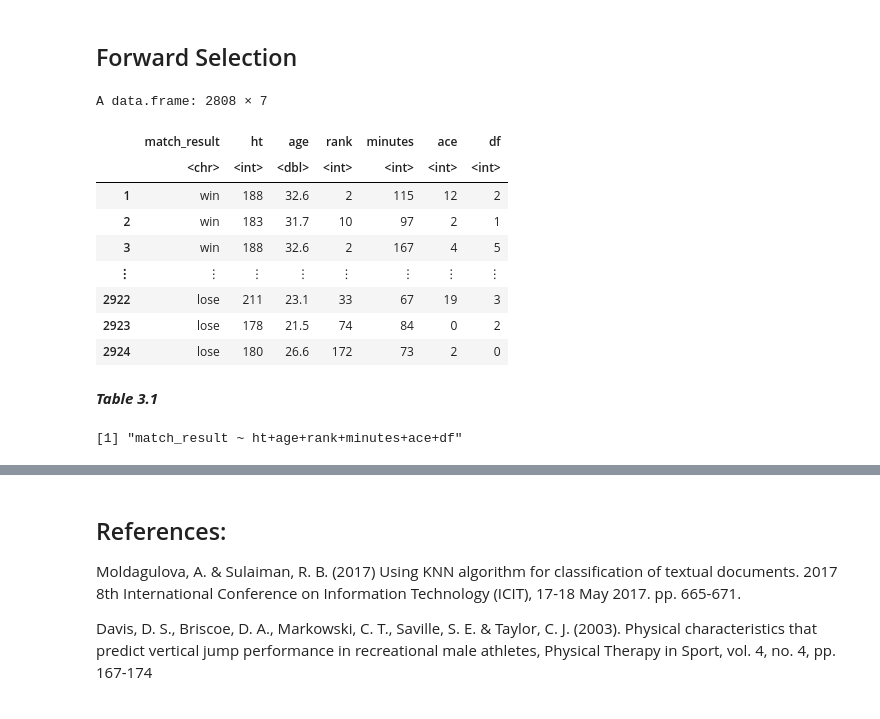
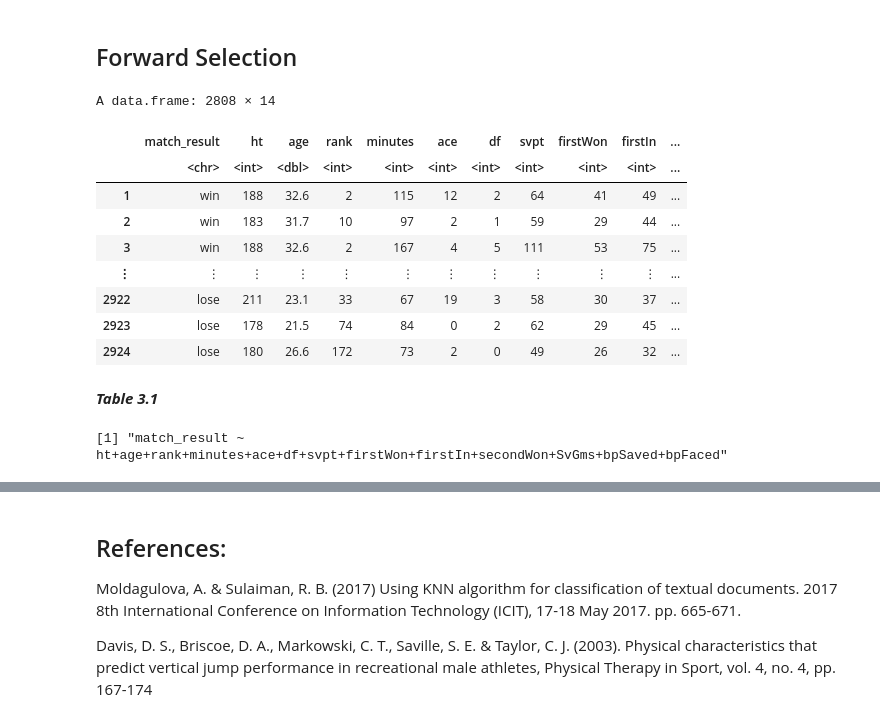
Before and after one commit to bearmohawk/DSCI-100-2022_autumn-Group-37, a Jupyter notebook: Project report Group 37-Copy1.ipynb, the cells around one changed output, grey strips where cells are left out. Saved outputs shown, nothing was run; the diff lists cells and outputs as text; code cells hidden in the pictures.

```diff
--- a/Project report Group 37-Copy1.ipynb
+++ b/Project report Group 37-Copy1.ipynb
@@ -460,48 +460,57 @@ _**Figure 1.9**_
 # %%
 #adding column for match result, and combining variables that are separated as "winner" and "loser" into one column
 #need to add "hand" column and decide which predictors to use
 set.seed(1)
 match_winner <- match_data |>
                     mutate(match_result = "win") |>
                     select(winner_ht, winner_age, match_result, winner_rank, minutes, contains("w_")) |>
-                    rename(ht = winner_ht, age = winner_age, rank = winner_rank, ace = w_ace, df = w_df, svpt = w_svpt, firstIn = w_1stIn, firstWon = w_1stWon, secondWon = w_2ndWon, SvGms = w_SvGms, bpSaved = w_bpSaved, bpFaced = w_bpFaced)
+                    rename(ht = winner_ht, age = winner_age, rank = winner_rank, ace = w_ace, df = w_df, svpt = w_svpt,
+                           firstIn = w_1stIn, firstWon = w_1stWon, secondWon = w_2ndWon, SvGms = w_SvGms, bpSaved = w_bpSaved, bpFaced = w_bpFaced)
 
 match_loser <- match_data |>
                     mutate(match_result = "lose") |>
                     select(loser_ht, loser_age, match_result, loser_rank, minutes, contains("l_")) |>
-                    rename(ht = loser_ht, age = loser_age, rank = loser_rank, ace = l_ace, df = l_df, svpt = l_svpt, fistIn = l_1stIn, firstWon = l_1stWon, secondWon = l_2ndWon, SvGms = l_SvGms, bpSaved = l_bpSaved, bpFaced = l_bpFaced)
+                    rename(ht = loser_ht, age = loser_age, rank = loser_rank, ace = l_ace, df = l_df, svpt = l_svpt,
+                           firstIn = l_1stIn, firstWon = l_1stWon, secondWon = l_2ndWon, SvGms = l_SvGms, bpSaved = l_bpSaved, bpFaced = l_bpFaced)
 
 match_tidy <- bind_rows(match_winner, match_loser)
 
 #loading data with all potentional predictors
 match_data_subset <- match_tidy |>
     select(match_result,
            ht,
            age,
            rank,
            minutes,
            ace,
-           df) |> na.omit()
+           df,
+           svpt,
+           firstWon,
+           firstIn,
+           secondWon,
+           SvGms,
+           bpSaved,
+           bpFaced) |> na.omit()
 
 names <- colnames(match_data_subset |> select(-match_result))
 match_data_subset #Table 3.1
 # %% [output]
-A data.frame: 2808 × 7
+A data.frame: 2808 × 14
-|  | match_result | ht | age | rank | minutes | ace | df |
-|  | <chr> | <int> | <dbl> | <int> | <int> | <int> | <int> |
-| 1 | win | 188 | 32.6 | 2 | 115 | 12 | 2 |
-| 2 | win | 183 | 31.7 | 10 | 97 | 2 | 1 |
-| 3 | win | 188 | 32.6 | 2 | 167 | 4 | 5 |
-| ⋮ | ⋮ | ⋮ | ⋮ | ⋮ | ⋮ | ⋮ | ⋮ |
-| 2922 | lose | 211 | 23.1 | 33 | 67 | 19 | 3 |
-| 2923 | lose | 178 | 21.5 | 74 | 84 | 0 | 2 |
-| 2924 | lose | 180 | 26.6 | 172 | 73 | 2 | 0 |
+|  | match_result | ht | age | rank | minutes | ace | df | svpt | firstWon | firstIn | ... |
+|  | <chr> | <int> | <dbl> | <int> | <int> | <int> | <int> | <int> | <int> | <int> | ... |
+| 1 | win | 188 | 32.6 | 2 | 115 | 12 | 2 | 64 | 41 | 49 | ... |
+| 2 | win | 183 | 31.7 | 10 | 97 | 2 | 1 | 59 | 29 | 44 | ... |
+| 3 | win | 188 | 32.6 | 2 | 167 | 4 | 5 | 111 | 53 | 75 | ... |
+| ⋮ | ⋮ | ⋮ | ⋮ | ⋮ | ⋮ | ⋮ | ⋮ | ⋮ | ⋮ | ⋮ | ... |
+| 2922 | lose | 211 | 23.1 | 33 | 67 | 19 | 3 | 58 | 30 | 37 | ... |
+| 2923 | lose | 178 | 21.5 | 74 | 84 | 0 | 2 | 62 | 29 | 45 | ... |
+| 2924 | lose | 180 | 26.6 | 172 | 73 | 2 | 0 | 49 | 26 | 32 | ... |
 # %% [markdown]
 _**Table 3.1**_
 # %%
 predictor_formula <- paste("match_result", "~", paste(names, collapse="+"))
 predictor_formula
 # %% [output]
-[1] "match_result ~ ht+age+rank+minutes+ace+df"
+[1] "match_result ~ ht+age+rank+minutes+ace+df+svpt+firstWon+firstIn+secondWon+SvGms+bpSaved+bpFaced"
 # %%
 set.seed(1)
```
Also changed, not shown: parts of 5 cells of this notebook.
